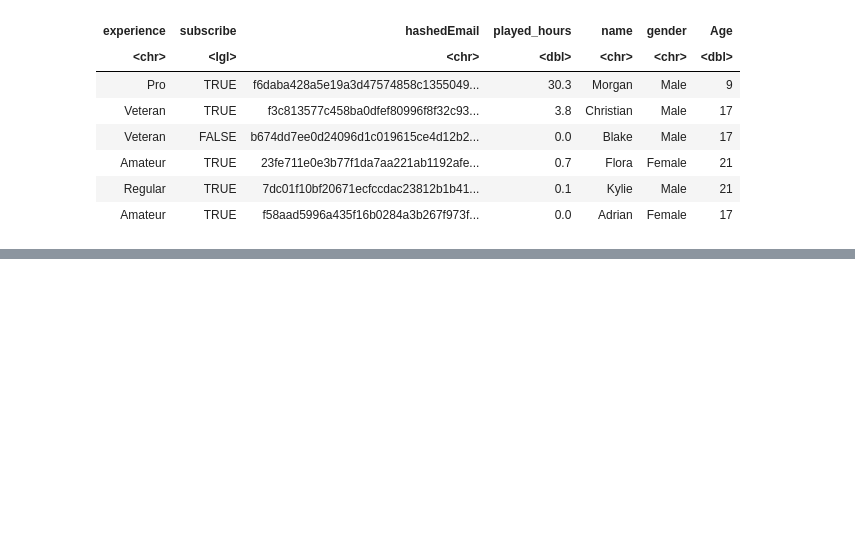
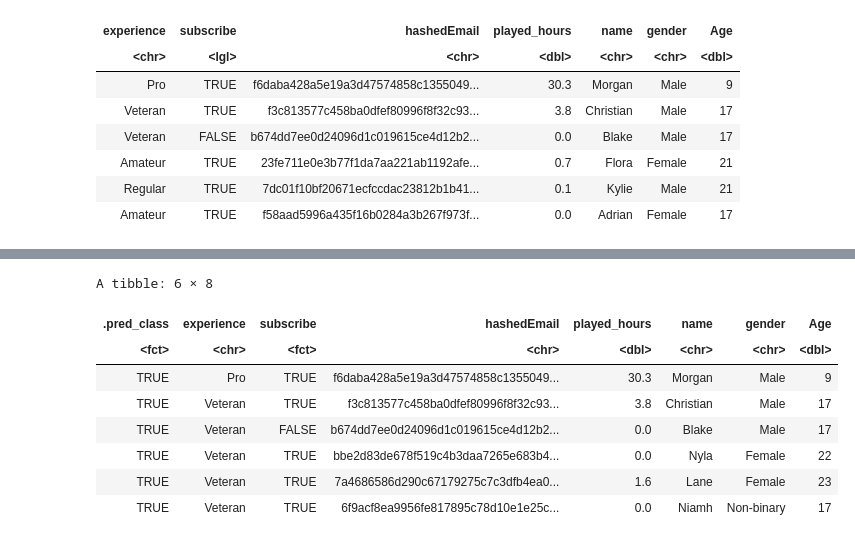
Before and after one commit to sushifromkfc/dsci-100-2025ss-002, a Jupyter notebook: DSCI 100 Porject 002.ipynb, the cells around one changed output, grey strips where cells are left out. Saved outputs shown, nothing was run; the diff lists cells and outputs as text; code cells hidden in the pictures; blank space fills up the shorter version.

```diff
--- a/DSCI 100 Porject 002.ipynb
+++ b/DSCI 100 Porject 002.ipynb
@@ -113,0 +154,26 @@ The following object is masked from ‘package:caret’:
+# %%
+#After finding the best K-value
+
+knn_spec_best <- nearest_neighbor(mode = "classification", neighbors = best_k) |>
+  set_engine("kknn")
+
+knn_workflow_best <- workflow() |>
+  add_recipe(knn_recipe) |>
+  add_model(knn_spec_best)
+
+knn_fit <- fit(knn_workflow_best, data = train_data)
+
+predictions <- predict(knn_fit, test_data) |>
+  bind_cols(test_data)
+
+head(predictions)
+# %% [output]
+A tibble: 6 × 8
+| .pred_class | experience | subscribe | hashedEmail | played_hours | name | gender | Age |
+| <fct> | <chr> | <fct> | <chr> | <dbl> | <chr> | <chr> | <dbl> |
+| TRUE | Pro | TRUE | f6daba428a5e19a3d47574858c1355049... | 30.3 | Morgan | Male | 9 |
+| TRUE | Veteran | TRUE | f3c813577c458ba0dfef80996f8f32c93... | 3.8 | Christian | Male | 17 |
+| TRUE | Veteran | FALSE | b674dd7ee0d24096d1c019615ce4d12b2... | 0.0 | Blake | Male | 17 |
+| TRUE | Veteran | TRUE | bbe2d83de678f519c4b3daa7265e683b4... | 0.0 | Nyla | Female | 22 |
+| TRUE | Veteran | TRUE | 7a4686586d290c67179275c7c3dfb4ea0... | 1.6 | Lane | Female | 23 |
+| TRUE | Veteran | TRUE | 6f9acf8ea9956fe817895c78d10e1e25c... | 0.0 | Niamh | Non-binary | 17 |
```
Also changed, not shown: parts of 4 cells of this notebook.
